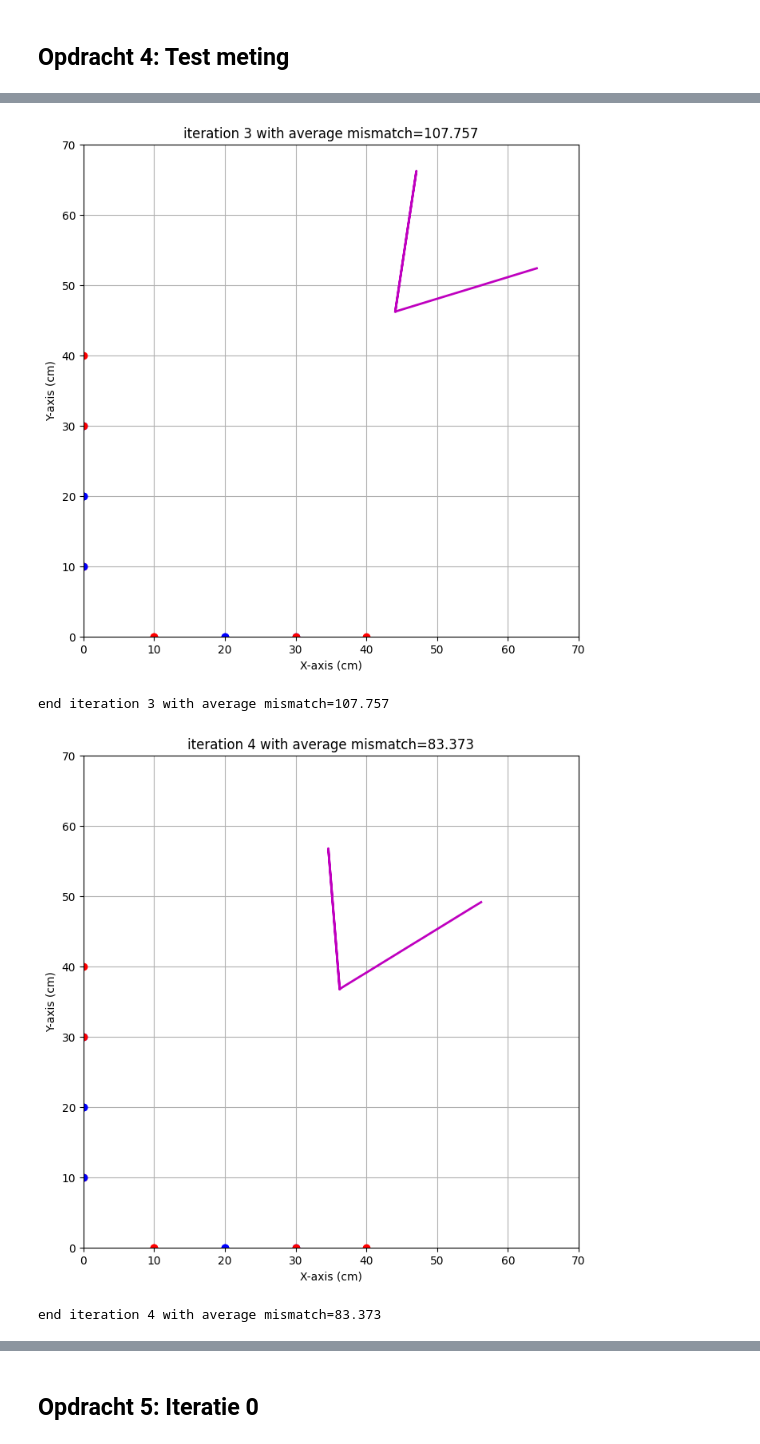
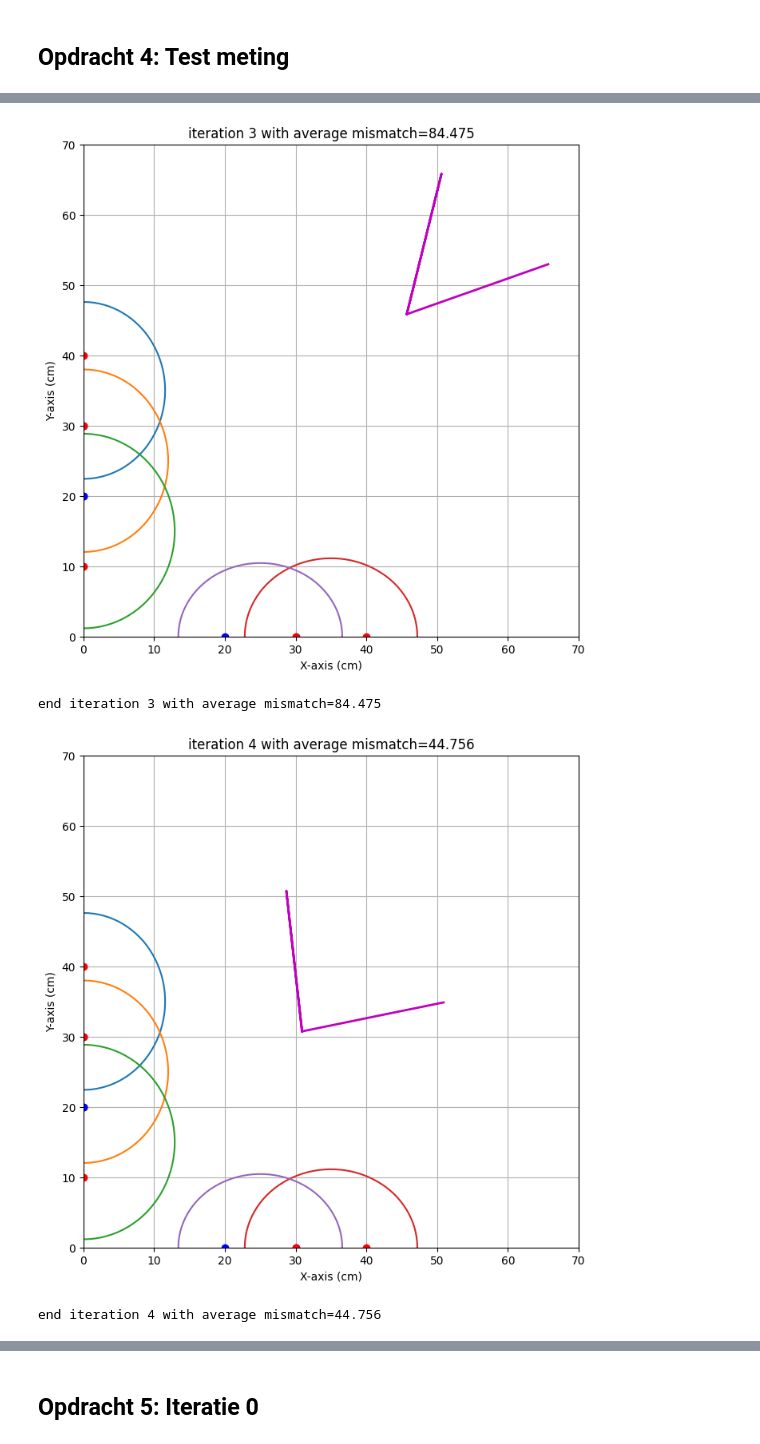
Before and after one commit to OLvanVelze/opdrachten-DEF-D-OVV, a Jupyter notebook: FysiekeOntwerpopdrachten/4OntwerpEenAlgoritmeEchoAkoestisch/DEFOntwerpopdracht4AlgoritmeInvulTemplate.ipynb, the cells around one changed output, grey strips where cells are left out. Saved outputs shown, nothing was run; the diff lists cells and outputs as text; code cells hidden in the pictures.

```diff
--- a/FysiekeOntwerpopdrachten/4OntwerpEenAlgoritmeEchoAkoestisch/DEFOntwerpopdracht4AlgoritmeInvulTemplate.ipynb
+++ b/FysiekeOntwerpopdrachten/4OntwerpEenAlgoritmeEchoAkoestisch/DEFOntwerpopdracht4AlgoritmeInvulTemplate.ipynb
@@ -87,14 +91,16 @@ b = -94.26666685664804 +- 7.7209998550929395
 # maar gebruik een '#' om de regel uit te commenteren, zoals we bij de laatste meting voorgedaan hebben.
 
 
+
+
 dataSanityCheck = pd.DataFrame(columns=["xs", "ys", "xr", "yr", "R"], data=[
-    [0,40,0,30,1.0],
-    [0,30,0,20,2.0],
-    [0,10,0,20,3.0],
-    [40,0,30,0,4.0],
-    [30,0,20,0,5.0],
-    [10,0,20,0,6.0],
-    [10,0,0,10,7.0]
+    [0,40,0,30,25.165],
+    [0,30,0,20,25.96],
+    [0,10,0,20,27.675],
+    [40,0,30,0,24.395],
+    [30,0,20,0,23.165]
+    #,[10,0,20,0,6.0],
+    #[10,0,0,10,7.0]
     ])
 
 resultaatSanityCheck = imagingDEF.imagingDEF(dataSanityCheck)
@@ -117,4 +121,4 @@ end iteration 2 with average mismatch=129.389
-[figure, old version]
+[figure, new version]
-end iteration 3 with average mismatch=107.757
+end iteration 3 with average mismatch=84.475
-[figure, old version]
+[figure, new version]
-end iteration 4 with average mismatch=83.373
+end iteration 4 with average mismatch=44.756
```
Also changed, not shown: parts of 6 cells of this notebook.
